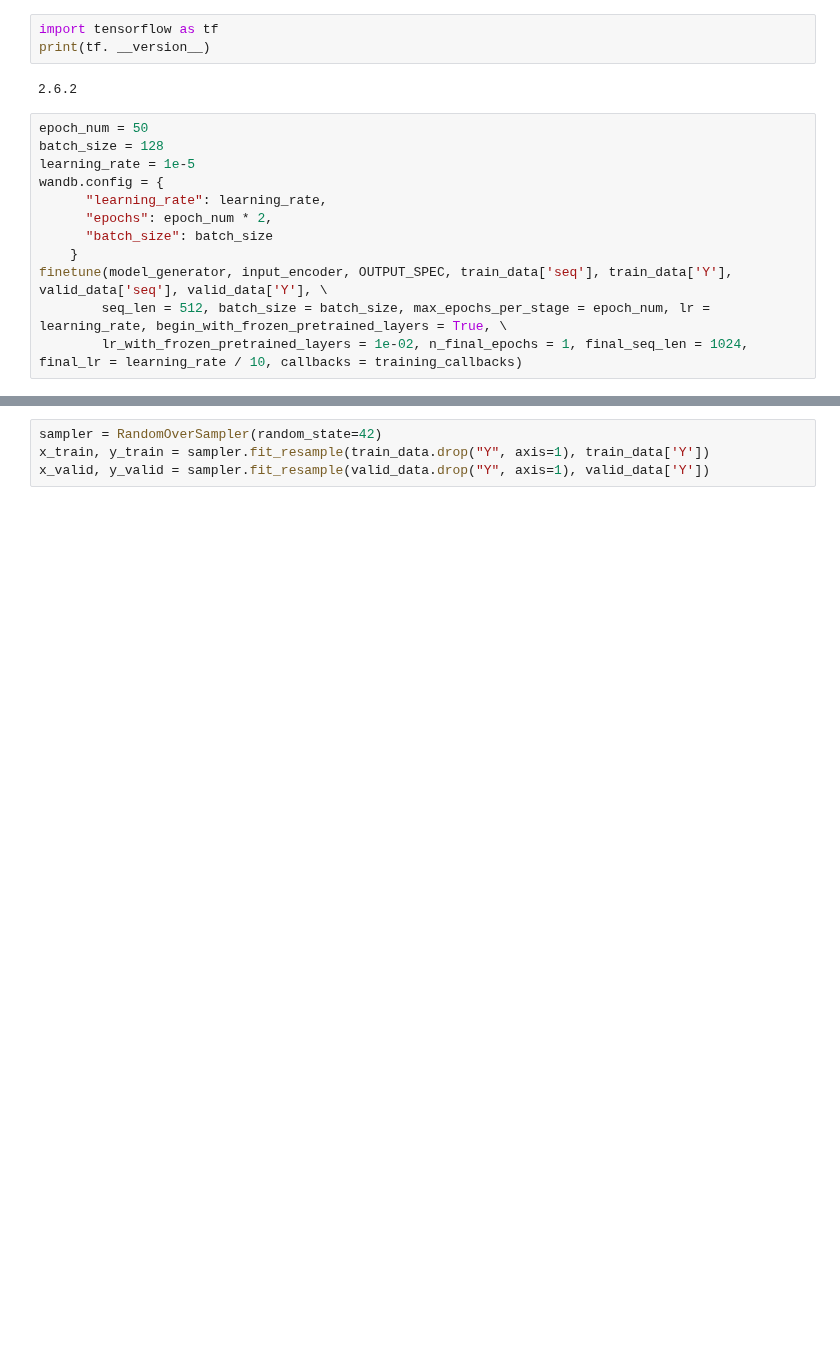
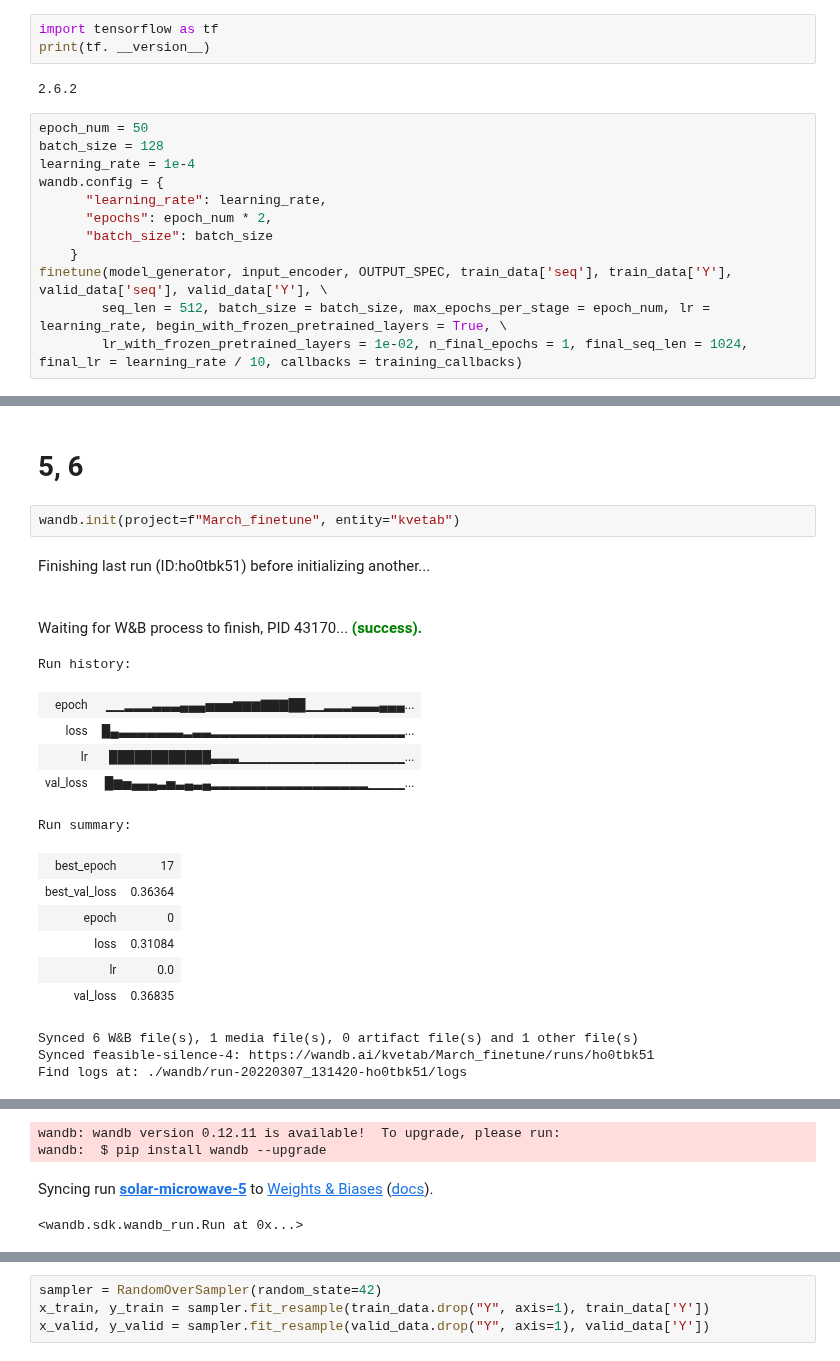
Before and after one commit to kvetab/di-pred, a Jupyter notebook: notebooks/experiments/09_protein_bert_finetune.ipynb, the cells around one changed output, grey strips where cells are left out. Drawn from its saved outputs; the diff is of its cells as text; blank space fills up the shorter version.

```diff
--- a/notebooks/experiments/09_protein_bert_finetune.ipynb
+++ b/notebooks/experiments/09_protein_bert_finetune.ipynb
@@ -142,7 +144,7 @@ print(tf. __version__)
 # %%
 epoch_num = 50
 batch_size = 128
-learning_rate = 1e-5
+learning_rate = 1e-4
 wandb.config = {
       "learning_rate": learning_rate,
       "epochs": epoch_num * 2,
@@ -215,0 +232,22 @@ INFO:tensorflow:Assets written to: ../../data/protein_bert/batch_128_lr_1e-5_202
+# %% [markdown]
+# 5, 6
+# %%
+wandb.init(project=f"March_finetune", entity="kvetab")
+# %% [output]
+Finishing last run (ID:ho0tbk51) before initializing another...
+Waiting for W&B process to finish, PID 43170... (success).
+Run history:
+| epoch | ▁▁▂▂▂▃▃▃▄▄▄▅▅▅▆▆▆▇▇▇██▁▁▂▂▂▃▃▃▄▄▄... |
+| loss | █▄▃▃▃▃▃▃▃▂▃▃▂▂▂▂▂▂▂▂▂▂▂▂▂▂▂▂▂▂▂▂▂... |
+| lr | ████████████▃▃▃▁▁▁▁▁▁▁▁▁▁▁▁▁▁▁▁▁▁... |
+| val_loss | █▆▅▄▄▄▃▅▃▄▃▄▂▂▂▂▂▂▂▂▂▂▂▂▂▂▂▂▂▁▁▁▁... |
+Run summary:
+| best_epoch | 17 |
+| best_val_loss | 0.36364 |
+| epoch | 0 |
+| loss | 0.31084 |
+| lr | 0.0 |
+| val_loss | 0.36835 |
+Synced 6 W&B file(s), 1 media file(s), 0 artifact file(s) and 1 other file(s)
+Synced feasible-silence-4: https://wandb.ai/kvetab/March_finetune/runs/ho0tbk51
+Find logs at: ./wandb/run-20220307_131420-ho0tbk51/logs
@@ -215,0 +255,4 @@ INFO:tensorflow:Assets written to: ../../data/protein_bert/batch_128_lr_1e-5_202
+wandb: wandb version 0.12.11 is available!  To upgrade, please run:
+wandb:  $ pip install wandb --upgrade
+Syncing run solar-microwave-5 to Weights & Biases (docs).
+<wandb.sdk.wandb_run.Run at 0x...>
```
Also changed, not shown: parts of 41 cells of this notebook.
